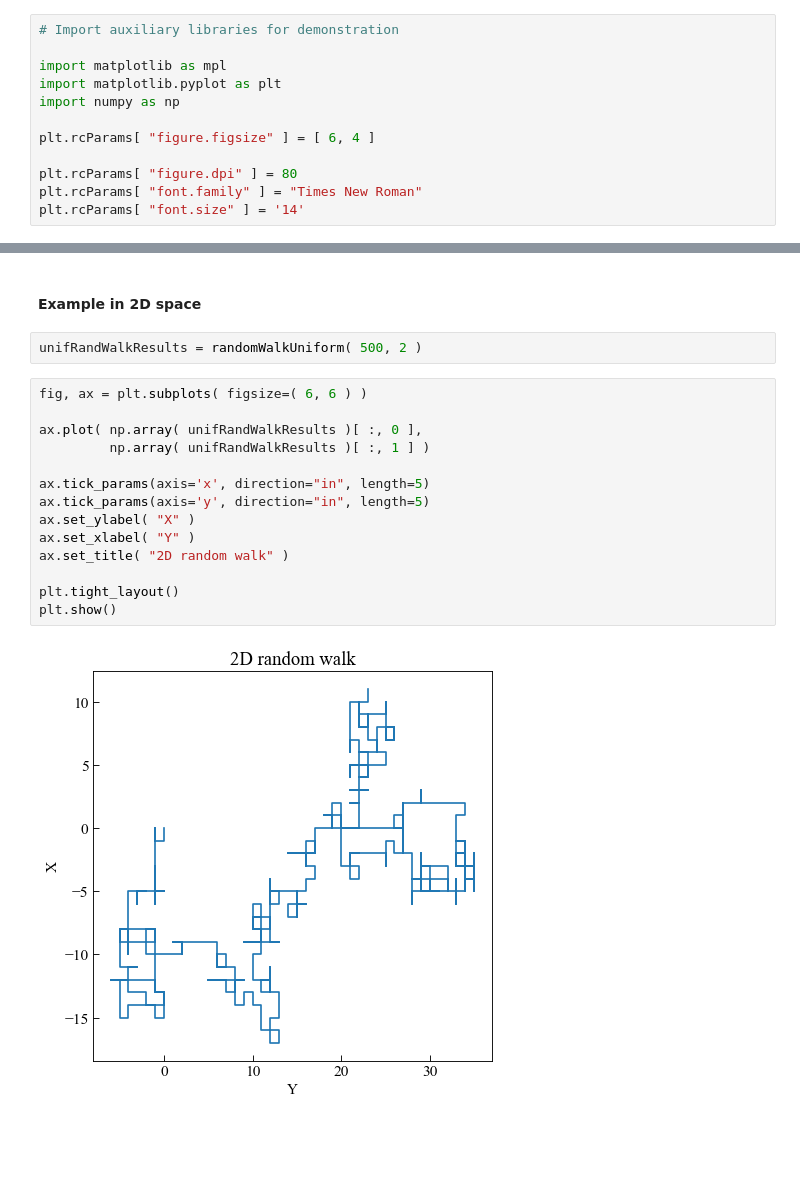
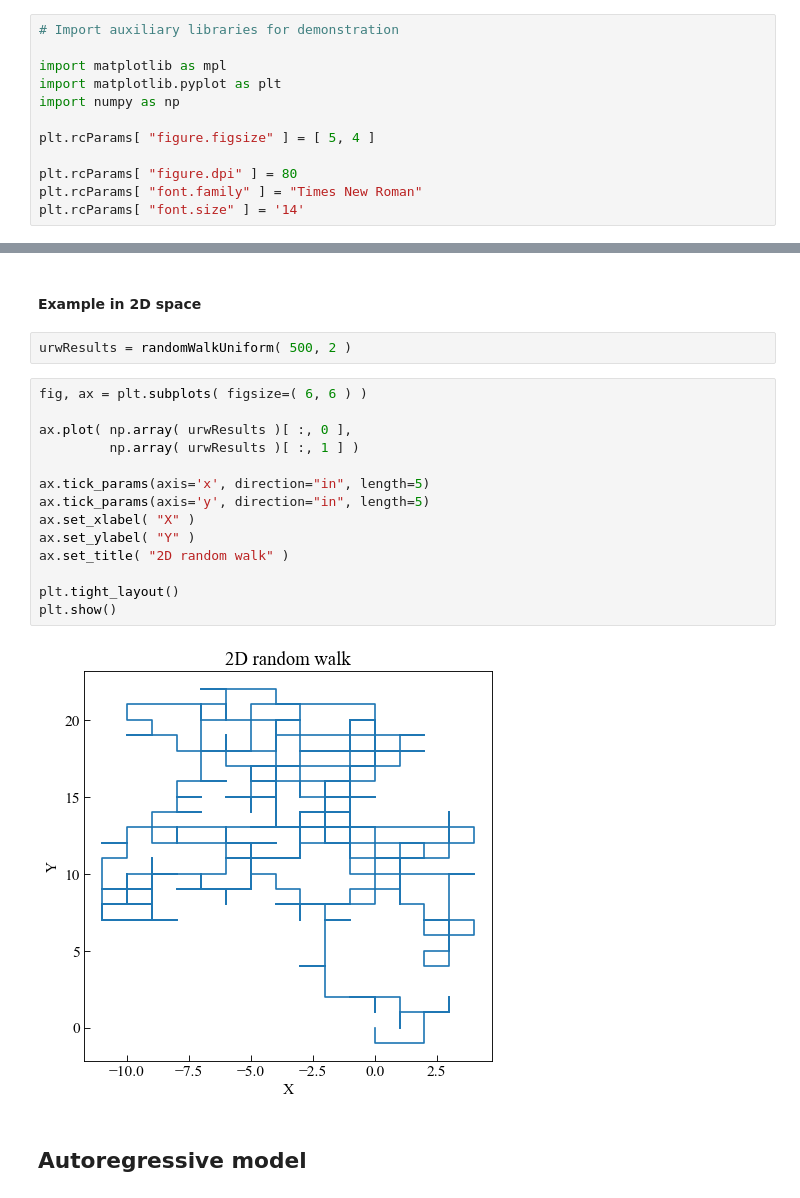
Before and after one commit to dpzhuX/ffpack, a Jupyter notebook: docs/source/load sequence generator.ipynb, the cells around one changed output, grey strips where cells are left out. Saved outputs shown, nothing was run; the diff lists cells and outputs as text; blank space fills up the shorter version.

Commit message:
Add autoregressive model

```diff
--- a/docs/source/load sequence generator.ipynb
+++ b/docs/source/load sequence generator.ipynb
@@ -9,7 +9,7 @@ import matplotlib as mpl
 import matplotlib.pyplot as plt
 import numpy as np
 
-plt.rcParams[ "figure.figsize" ] = [ 6, 4 ]
+plt.rcParams[ "figure.figsize" ] = [ 5, 4 ]
 
 plt.rcParams[ "figure.dpi" ] = 80
 plt.rcParams[ "font.family" ] = "Times New Roman"
@@ -50,20 +50,22 @@ randomWalkUniform(steps, dim=1)
 # %% [markdown]
 #### Example in 2D space
 # %%
-unifRandWalkResults = randomWalkUniform( 500, 2 )
+urwResults = randomWalkUniform( 500, 2 )
 # %%
 fig, ax = plt.subplots( figsize=( 6, 6 ) )
 
-ax.plot( np.array( unifRandWalkResults )[ :, 0 ],
-         np.array( unifRandWalkResults )[ :, 1 ] )
+ax.plot( np.array( urwResults )[ :, 0 ],
+         np.array( urwResults )[ :, 1 ] )
 
 ax.tick_params(axis='x', direction="in", length=5)
 ax.tick_params(axis='y', direction="in", length=5)
-ax.set_ylabel( "X" )
-ax.set_xlabel( "Y" )
+ax.set_xlabel( "X" )
+ax.set_ylabel( "Y" )
 ax.set_title( "2D random walk" )
 
 plt.tight_layout()
 plt.show()
 # %% [output]
-[figure, old version]
+[figure, new version]
+# %% [markdown]
+## Autoregressive model
```
Also changed, not shown: parts of 10 cells of this notebook, 2 other files.
